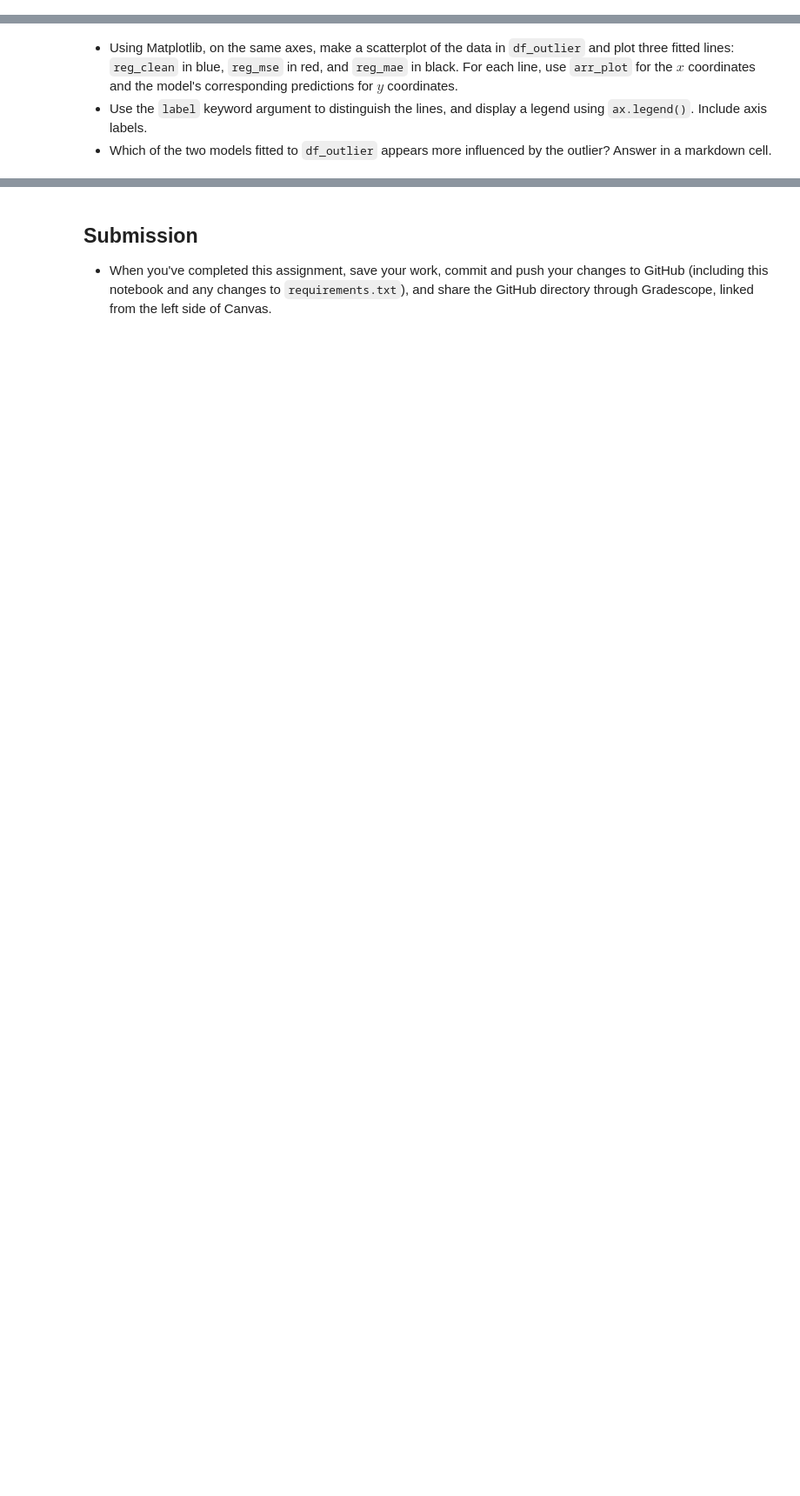
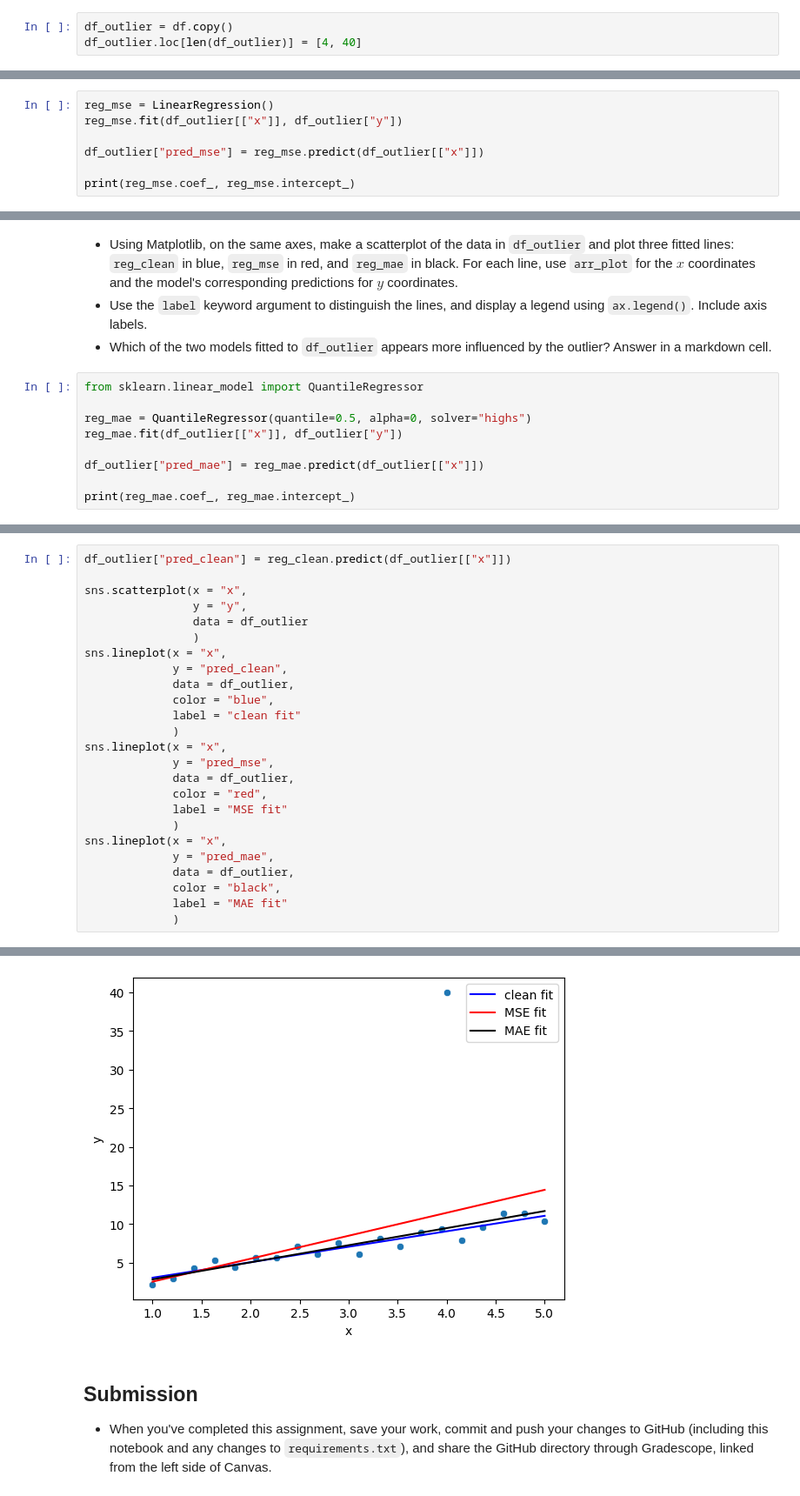
Before and after one commit to yeungme-ops/Homework4, a Jupyter notebook: Homework4.ipynb, the cells around one changed output, grey strips where cells are left out. Shown at 87% size. Cells and saved outputs as stored; diff of their text form; blank space fills up the shorter version.

```diff
--- a/Homework4.ipynb
+++ b/Homework4.ipynb
@@ -39,3 +77,6 @@ Here we'll add one point that is far above the other points.  We want to keep th
 * Instantiate a new `LinearRegression` object named `reg_mse` and fit it using the new outlier DataFrame.
 * Add a column to `df_outlier` named `"pred_mse"`, containing this new model's predictions for `df_outlier[["x"]]`.  We call it `mse` because it is fit by minimizing the Mean Squared Error.
 * Report the new fitted equation in a markdown cell.  How did the slope and intercept change compared with `reg_clean`?
+# %%
+df_outlier = df.copy()
+df_outlier.loc[len(df_outlier)] = [4, 40]
@@ -41,0 +87,7 @@ Here we'll add one point that is far above the other points.  We want to keep th
+# %%
+reg_mse = LinearRegression()
+reg_mse.fit(df_outlier[["x"]], df_outlier["y"])
+
+df_outlier["pred_mse"] = reg_mse.predict(df_outlier[["x"]])
+
+print(reg_mse.coef_, reg_mse.intercept_)
@@ -57,3 +113,12 @@ reg_mae = QuantileRegressor(quantile=0.5, alpha=0, solver="highs")
 * Using Matplotlib, on the same axes, make a scatterplot of the data in `df_outlier` and plot three fitted lines: `reg_clean` in blue, `reg_mse` in red, and `reg_mae` in black.  For each line, use `arr_plot` for the $x$ coordinates and the model's corresponding predictions for $y$ coordinates.
 * Use the `label` keyword argument to distinguish the lines, and display a legend using `ax.legend()`.  Include axis labels.
 * Which of the two models fitted to `df_outlier` appears more influenced by the outlier?  Answer in a markdown cell.
+# %%
+from sklearn.linear_model import QuantileRegressor
+
+reg_mae = QuantileRegressor(quantile=0.5, alpha=0, solver="highs")
+reg_mae.fit(df_outlier[["x"]], df_outlier["y"])
+
+df_outlier["pred_mae"] = reg_mae.predict(df_outlier[["x"]])
+
+print(reg_mae.coef_, reg_mae.intercept_)
@@ -59,0 +129,26 @@ reg_mae = QuantileRegressor(quantile=0.5, alpha=0, solver="highs")
+# %%
+df_outlier["pred_clean"] = reg_clean.predict(df_outlier[["x"]])
+
+sns.scatterplot(x = "x",
+                y = "y",
+                data = df_outlier
+                )
+sns.lineplot(x = "x",
+             y = "pred_clean",
+             data = df_outlier,
+             color = "blue",
+             label = "clean fit"
+             )
+sns.lineplot(x = "x",
+             y = "pred_mse",
+             data = df_outlier,
+             color = "red",
+             label = "MSE fit"
+             )
+sns.lineplot(x = "x",
+             y = "pred_mae",
+             data = df_outlier,
+             color = "black",
+             label = "MAE fit"
+             )
+# %% [output]
@@ -60,3 +156,4 @@ reg_mae = QuantileRegressor(quantile=0.5, alpha=0, solver="highs")
+[figure, added]
 # %% [markdown]
 ## Submission
 
```
Also changed, not shown: parts of 11 cells of this notebook.
